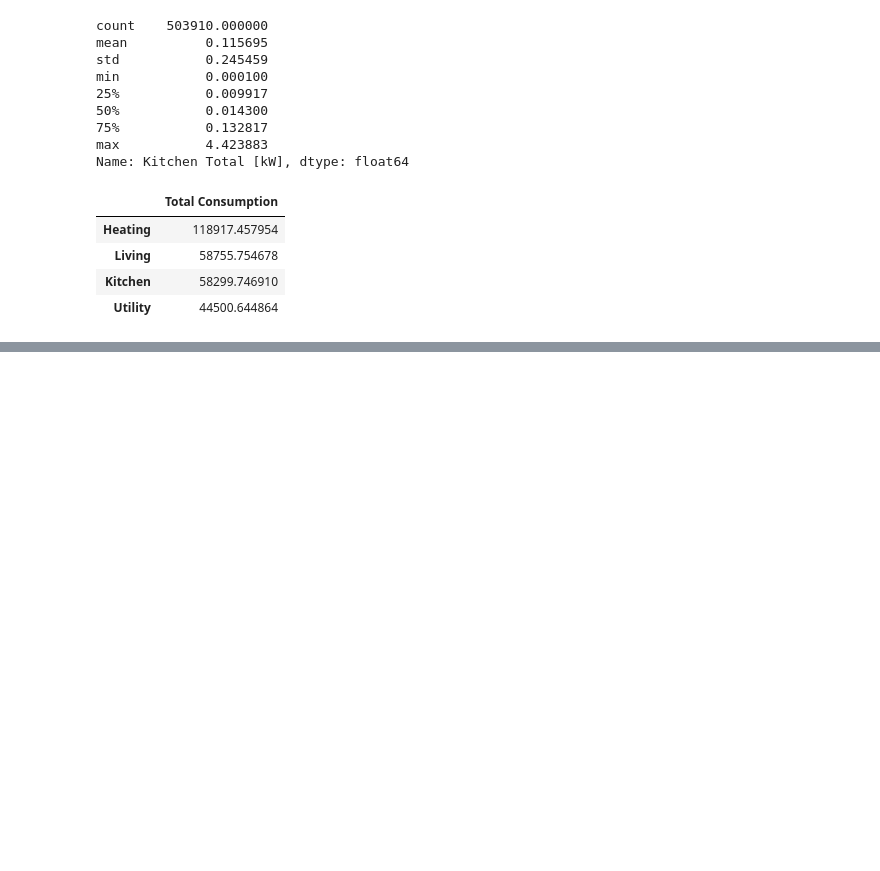
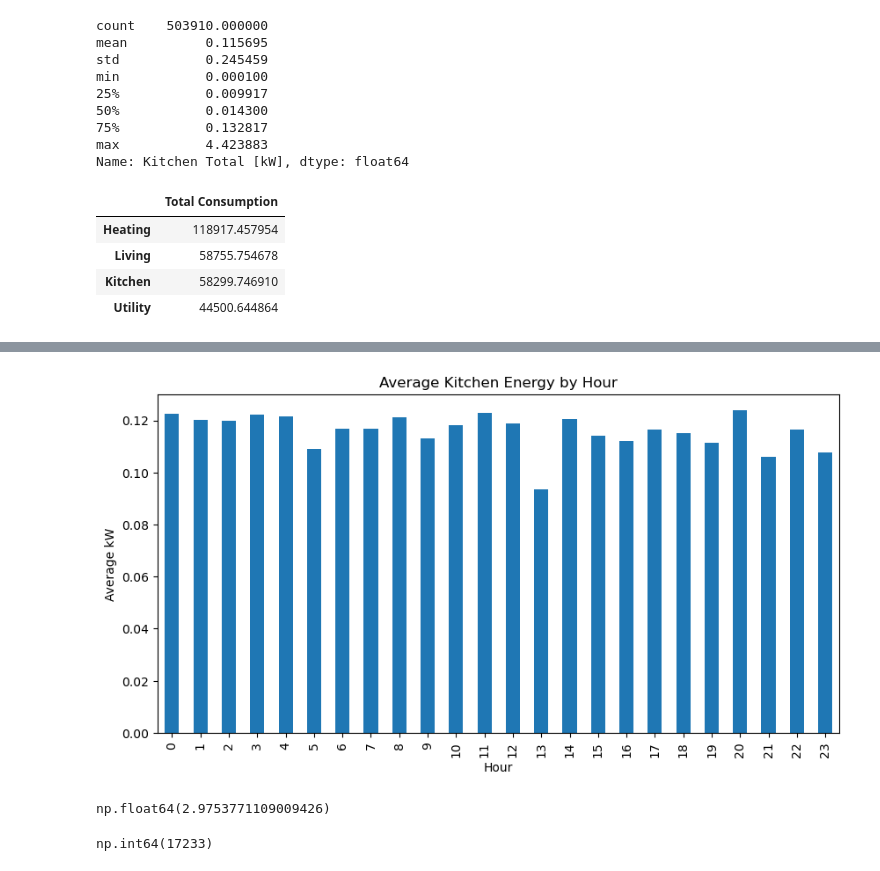
Before and after one commit to mailech/SmartEnergy-Consumption, a Jupyter notebook: DataAnalysis.ipynb, the cells around one changed output, grey strips where cells are left out. Cells and saved outputs as stored; diff of their text form; code cells hidden in the pictures; blank space fills up the shorter version.

```diff
--- a/DataAnalysis.ipynb
+++ b/DataAnalysis.ipynb
@@ -213,0 +257,3 @@ zone_df.sort_values(by='Total Consumption', ascending=False)
+# %%
+kitchen_hourly = df.groupby('hour')['Kitchen Total [kW]'].mean()
+kitchen_hourly
@@ -213,0 +278,21 @@ zone_df.sort_values(by='Total Consumption', ascending=False)
+# %%
+plt.figure(figsize=(10,5))
+kitchen_hourly.plot(kind='bar')
+plt.title("Average Kitchen Energy by Hour")
+plt.xlabel("Hour")
+plt.ylabel("Average kW")
+plt.show()
+# %% [output]
+[figure, added]
+# %%
+mean_power = df['use [kW]'].mean()
+std_power = df['use [kW]'].std()
+threshold = mean_power + (2 * std_power)
+threshold
+# %% [output]
+np.float64(2.9753771109009426)
+# %%
+df['High_Usage'] = df['use [kW]'] > threshold
+df['High_Usage'].sum()
+# %% [output]
+np.int64(17233)
```
Also changed, not shown: parts of 4 cells of this notebook.
